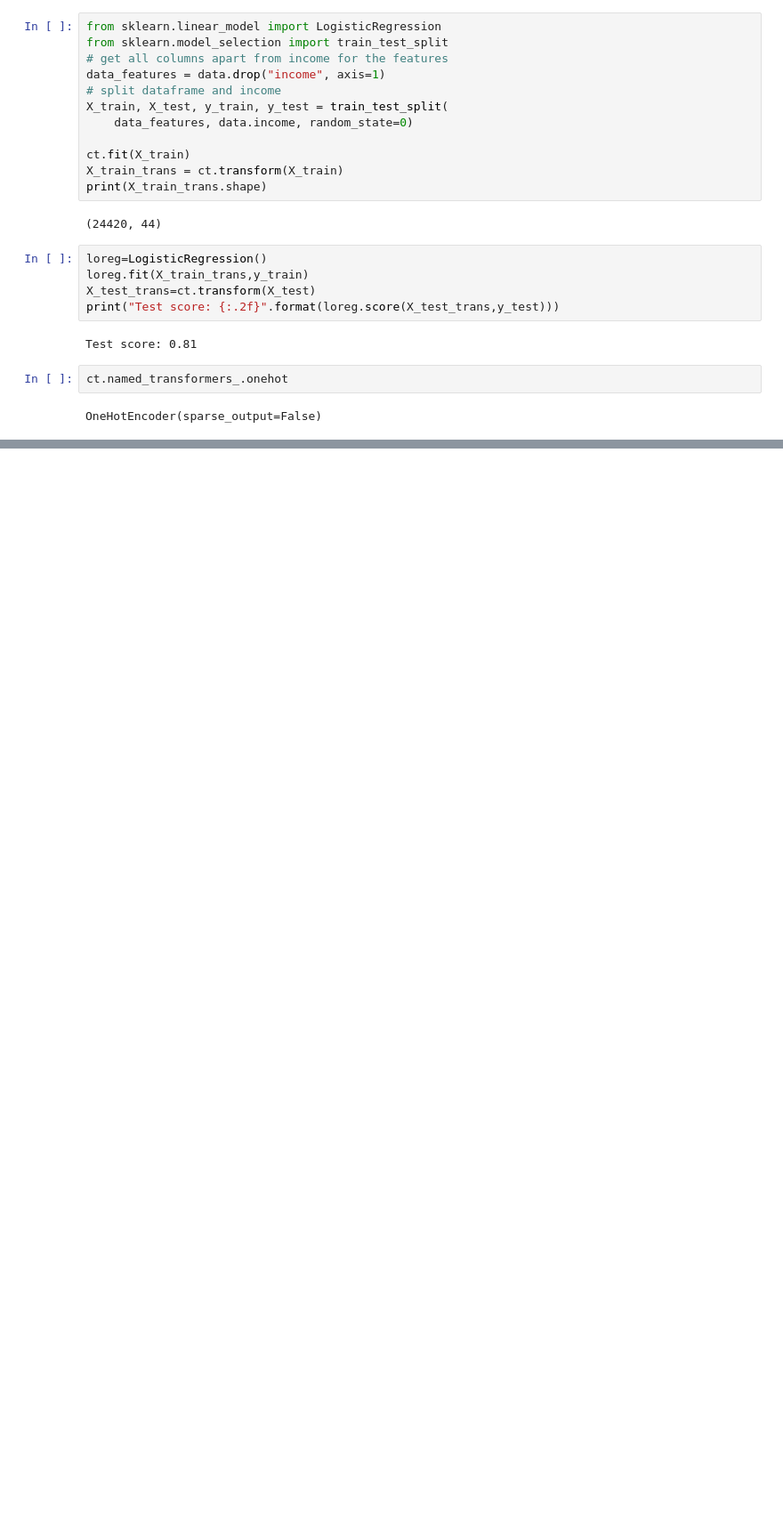
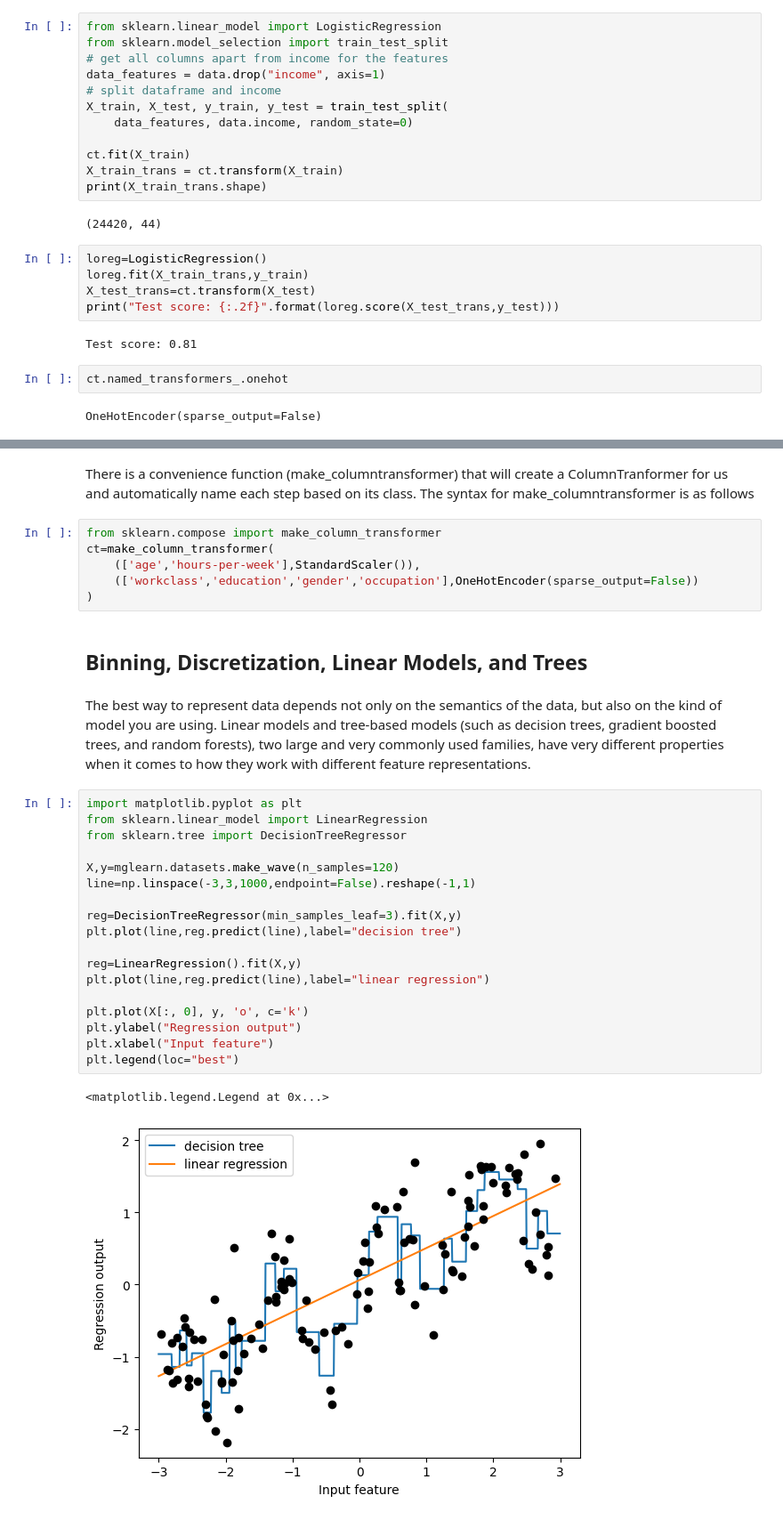
Before and after one commit to thamidu02/ML-With-python, a Jupyter notebook: Feature Engineering/Representing Data and Engineering Features.ipynb, the cells around one changed output, grey strips where cells are left out. Shown at 89% size. Drawn from its saved outputs; the diff is of its cells as text; blank space fills up the shorter version.

```diff
--- a/Feature Engineering/Representing Data and Engineering Features.ipynb
+++ b/Feature Engineering/Representing Data and Engineering Features.ipynb
@@ -165,0 +155,33 @@ OneHotEncoder(sparse_output=False)
+# %% [markdown]
+There is a convenience function (make_columntransformer) that will create a ColumnTranformer for us and automatically name each step based on its class. The syntax for make_columntransformer is as follows
+# %%
+from sklearn.compose import make_column_transformer
+ct=make_column_transformer(
+    (['age','hours-per-week'],StandardScaler()),
+    (['workclass','education','gender','occupation'],OneHotEncoder(sparse_output=False))
+)
+# %% [markdown]
+## Binning, Discretization, Linear Models, and Trees
+# %% [markdown]
+The best way to represent data depends not only on the semantics of the data, but also on the kind of model you are using. Linear models and tree-based models (such as decision trees, gradient boosted trees, and random forests), two large and very commonly used families, have very different properties when it comes to how they work with different feature representations.
+# %%
+import matplotlib.pyplot as plt
+from sklearn.linear_model import LinearRegression
+from sklearn.tree import DecisionTreeRegressor
+
+X,y=mglearn.datasets.make_wave(n_samples=120)
+line=np.linspace(-3,3,1000,endpoint=False).reshape(-1,1)
+
+reg=DecisionTreeRegressor(min_samples_leaf=3).fit(X,y)
+plt.plot(line,reg.predict(line),label="decision tree")
+
+reg=LinearRegression().fit(X,y)
+plt.plot(line,reg.predict(line),label="linear regression")
+
+plt.plot(X[:, 0], y, 'o', c='k')
+plt.ylabel("Regression output")
+plt.xlabel("Input feature")
+plt.legend(loc="best")
+# %% [output]
+<matplotlib.legend.Legend at 0x...>
+[figure, added]
```
Also changed, not shown: parts of 31 cells of this notebook, 1 other file.
